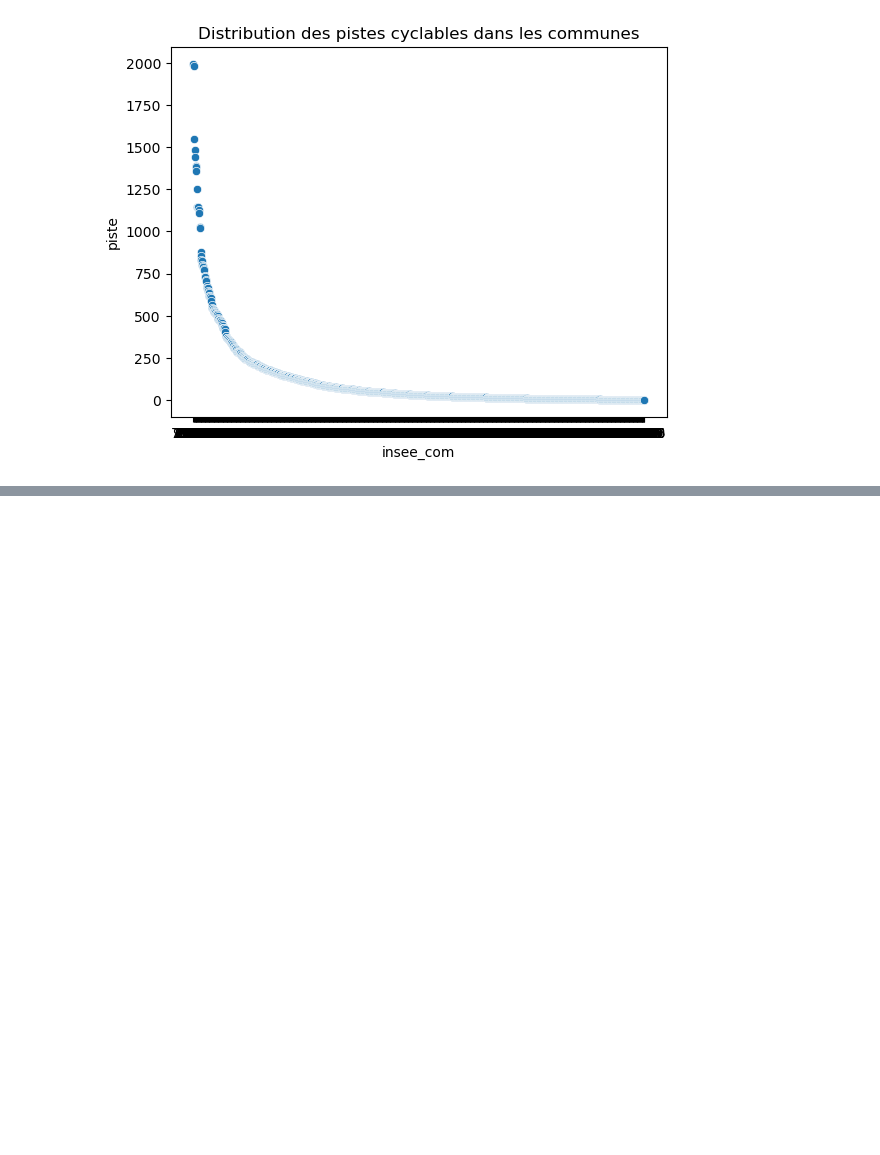
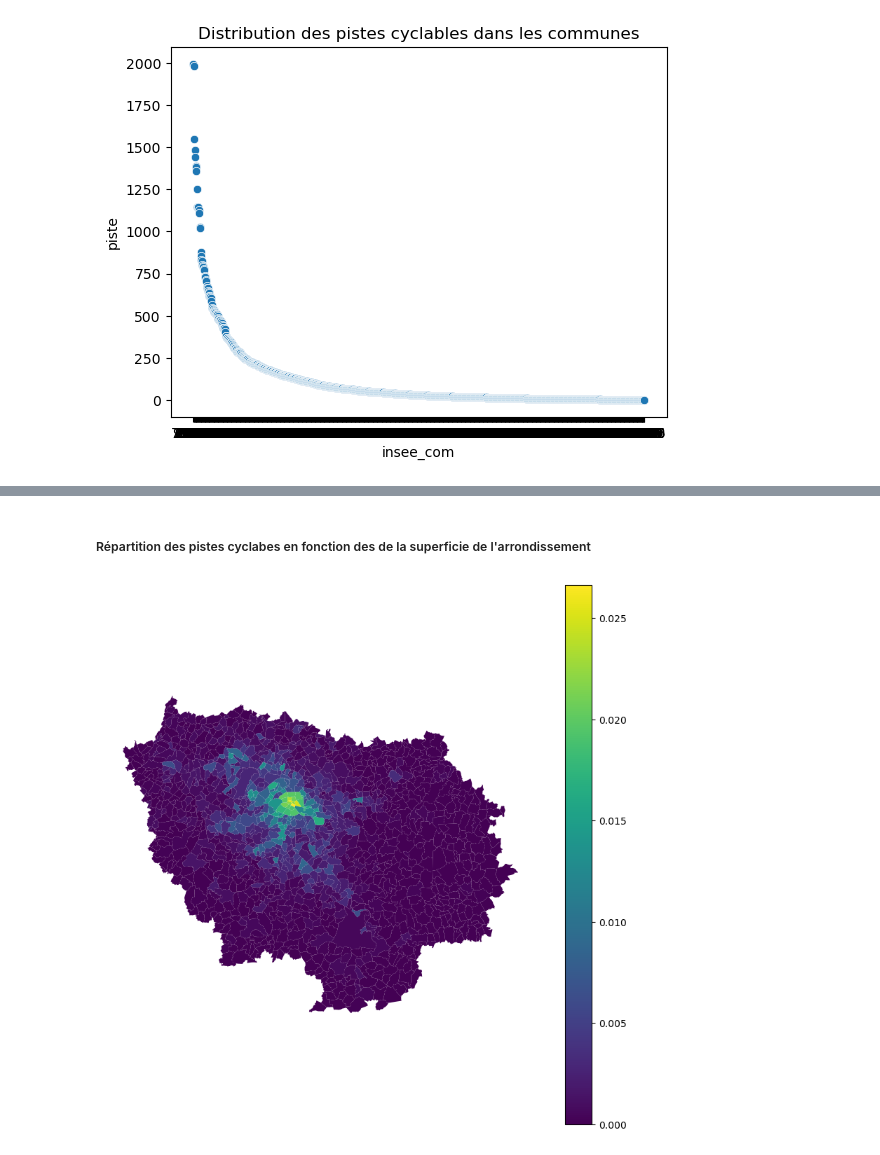
Before and after one commit to christellenguenang/Projet_Catherine_Christelle, a Jupyter notebook: Analyse descriptives.ipynb, the cells around one changed output, grey strips where cells are left out. Saved outputs shown, nothing was run; the diff lists cells and outputs as text; code cells hidden in the pictures; blank space fills up the shorter version.

```diff
--- a/Analyse descriptives.ipynb
+++ b/Analyse descriptives.ipynb
@@ -159,0 +213,2 @@ AttributeError: 'DataFrame' object has no attribute 'dissolve'
+# %%
+base['long_surf']= base['longueur']/base['surface']
@@ -159,0 +231,11 @@ AttributeError: 'DataFrame' object has no attribute 'dissolve'
+# %% [markdown]
+##### Répartition des pistes cyclabes en fonction des de la superficie de l'arrondissement
+# %%
+fig, ax = plt.subplots(figsize=(10, 10))
+dissolved = base.dissolve(by='insee_com', aggfunc='sum').reset_index()
+dissolved.plot(ax=ax, column="long_surf", legend=True)
+ax.set_axis_off()
+legend = ax.get_legend()
+plt.show()
+# %% [output]
+[figure, added]
```
Also changed, not shown: parts of 21 cells of this notebook.
